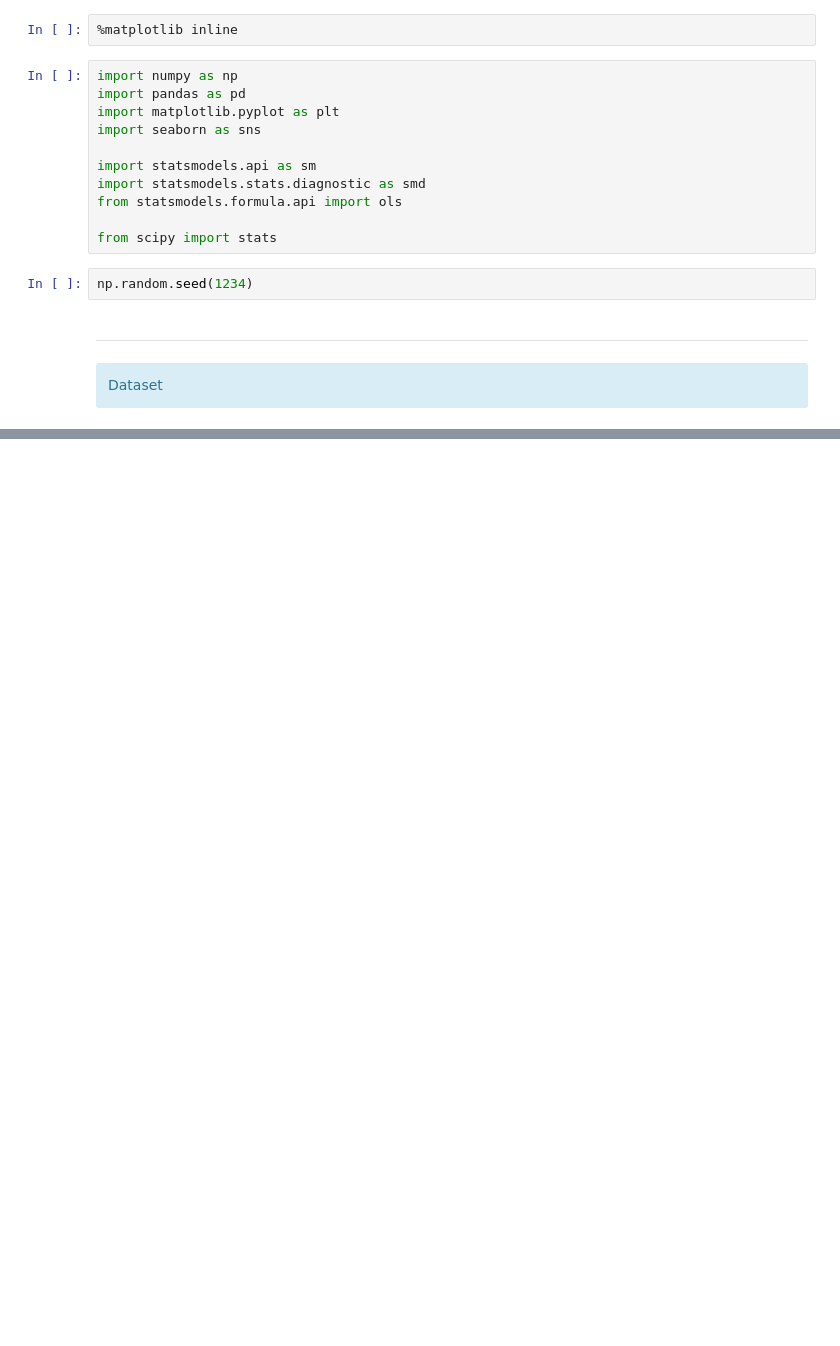
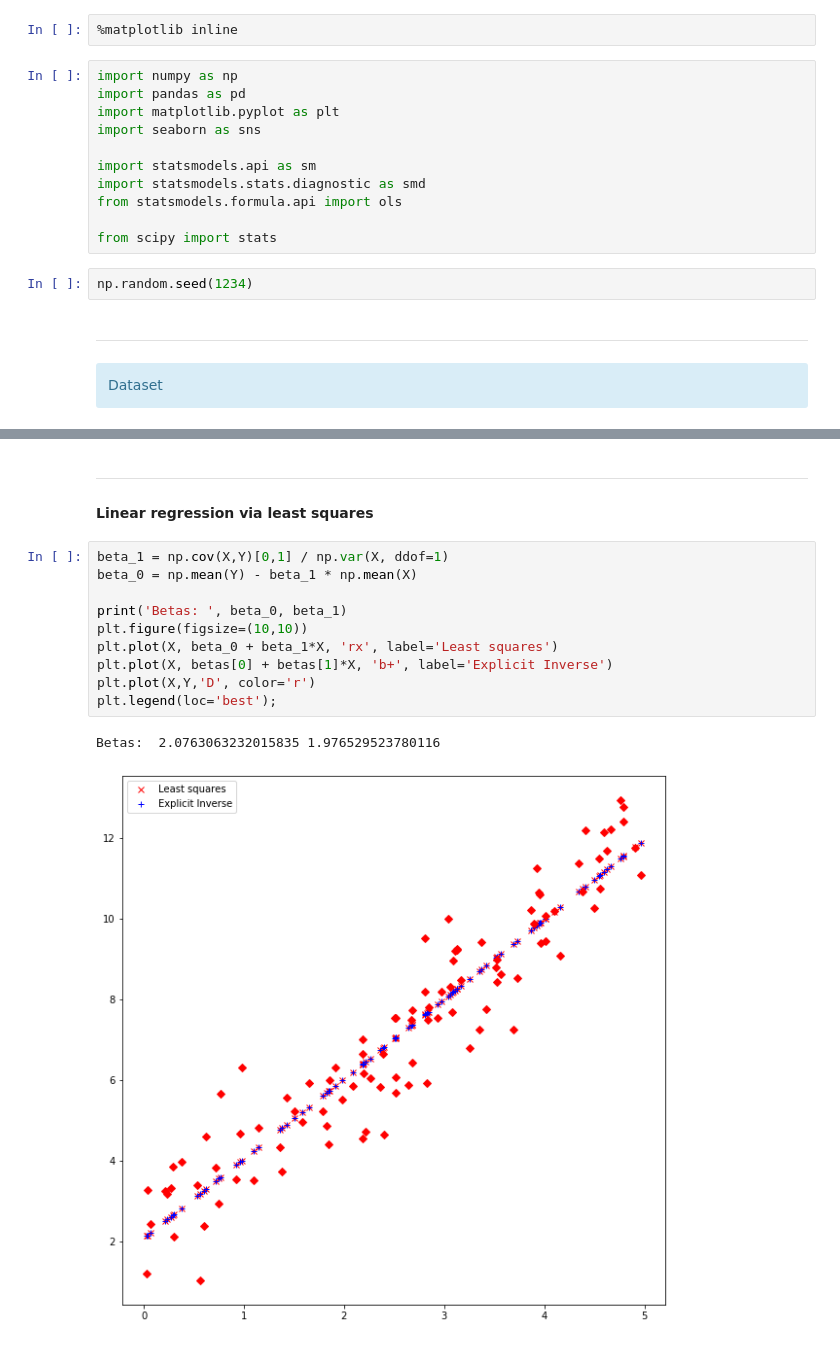
Before and after one commit to jeffreylim/notes, a Jupyter notebook: 02_07_gradient.ipynb, the cells around one changed output, grey strips where cells are left out. Drawn from its saved outputs; the diff is of its cells as text; blank space fills up the shorter version.

```diff
--- a/02_07_gradient.ipynb
+++ b/02_07_gradient.ipynb
@@ -52 +56,18 @@ Betas:  [2.07630632 1.97652952]
+# %% [markdown]
+---
+
+#### Linear regression via least squares
+# %%
+beta_1 = np.cov(X,Y)[0,1] / np.var(X, ddof=1)
+beta_0 = np.mean(Y) - beta_1 * np.mean(X)
+
+print('Betas: ', beta_0, beta_1)
+plt.figure(figsize=(10,10))
+plt.plot(X, beta_0 + beta_1*X, 'rx', label='Least squares')
+plt.plot(X, betas[0] + betas[1]*X, 'b+', label='Explicit Inverse')
+plt.plot(X,Y,'D', color='r')
+plt.legend(loc='best');
+# %% [output]
+Betas:  2.0763063232015835 1.976529523780116
+[figure, added]
 # %% [markdown]
```
Also changed, not shown: parts of 12 cells of this notebook, 2 other files.
